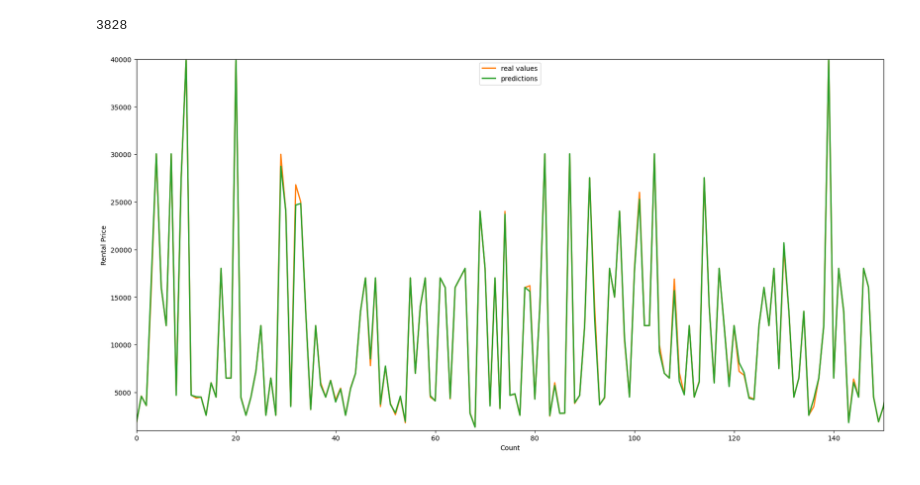
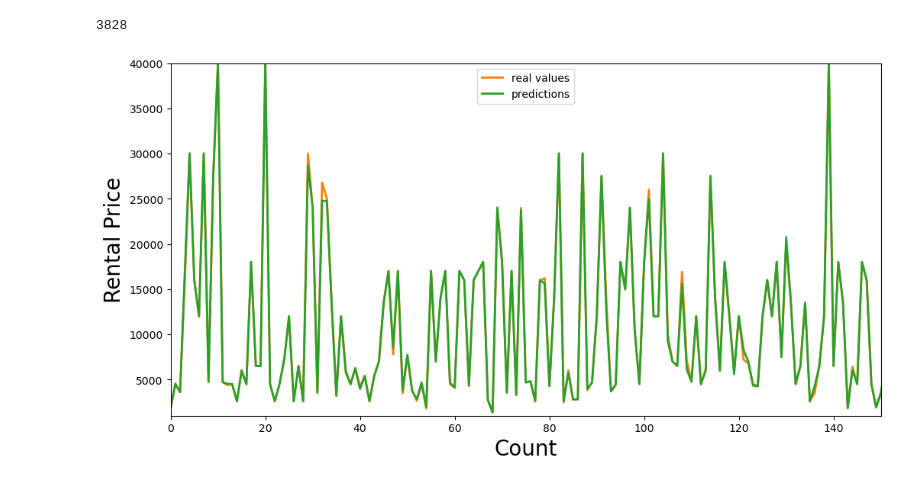
Before and after one commit to EdenWuyifan/Fake-Rental-Listing-Identification, a Jupyter notebook: Model_Final.ipynb, the cells around one changed output. Drawn from its saved outputs; the diff is of its cells as text; code cells hidden in the pictures.

```diff
--- a/Model_Final.ipynb
+++ b/Model_Final.ipynb
@@ -184,15 +186,13 @@ The models for first estimations are: Linear Regression, Ridge Regression, Lasso
 # %%
 models = [LinearRegression(),
           Ridge(),
-          Lasso(alpha=0.01,max_iter=10000),
+          Lasso(),
           RandomForestRegressor(),
           GradientBoostingRegressor(),
-          #SVR(),
           LinearSVR(),
-          ElasticNet(alpha=0.001,max_iter=10000),
-          #SGDRegressor(max_iter=10000,tol=1e-3),
+          ElasticNet(),
           BayesianRidge(),
-          KernelRidge(alpha=0.6, kernel='polynomial', degree=2, coef0=2.5),
+          KernelRidge(),
           ExtraTreesRegressor()]
 names = ["LR", "Ridge", "Lasso", "RF", "GBR","LinSVR", "Ela","Bay","Ker","Extra"]
 # %%
@@ -451,19 +454,6 @@ class stacking(BaseEstimator, RegressorMixin, TransformerMixin):
         whole_test = np.column_stack([np.column_stack(model.predict(X) for model in single_model).mean(axis=1)
                                       for single_model in self.saved_model])
         return self.meta_model.predict(whole_test)
-
-    def get_oof(self,X,y,test_X):
-        oof = np.zeros((X.shape[0],len(self.mod)))
-        test_single = np.zeros((test_X.shape[0],5))
-        test_mean = np.zeros((test_X.shape[0],len(self.mod)))
-        for i,model in enumerate(self.mod):
-            for j, (train_index,val_index) in enumerate(self.kf.split(X,y)):
-                clone_model = clone(model)
-                clone_model.fit(X[train_index],y[train_index])
-                oof[val_index,i] = clone_model.predict(X[val_index])
-                test_single[:,j] = clone_model.predict(test_X)
-            test_mean[:,i] = test_single.mean(axis=1)
-        return oof, test_mean
 # %%
 from sklearn.impute import SimpleImputer
 a = SimpleImputer().fit_transform(X_scaled)
@@ -520,15 +510,15 @@ print(count)
 # %%
 mpl.style.use('default')
 
-plt.figure(figsize=(20, 10))
+plt.figure(figsize=(12, 6))
 plt.plot(y_r,color='C1', label='real values',linewidth=2,alpha=1.0)
 plt.plot(y_p,color='C2', label='predictions',linewidth=2,alpha=1.0)
 
-plt.xlabel('Count')
-plt.ylabel('Rental Price')
+plt.xlabel('Count',fontsize=20)
+plt.ylabel('Rental Price',fontsize=20)
 plt.xlim([0, 150])
 plt.ylim([1000, 40000])
 plt.legend()
 plt.savefig("prediction.png")
 # %% [output]
-[figure, old version]
+[figure, new version]
```
Also changed, not shown: parts of 11 cells of this notebook, 16 other files.
